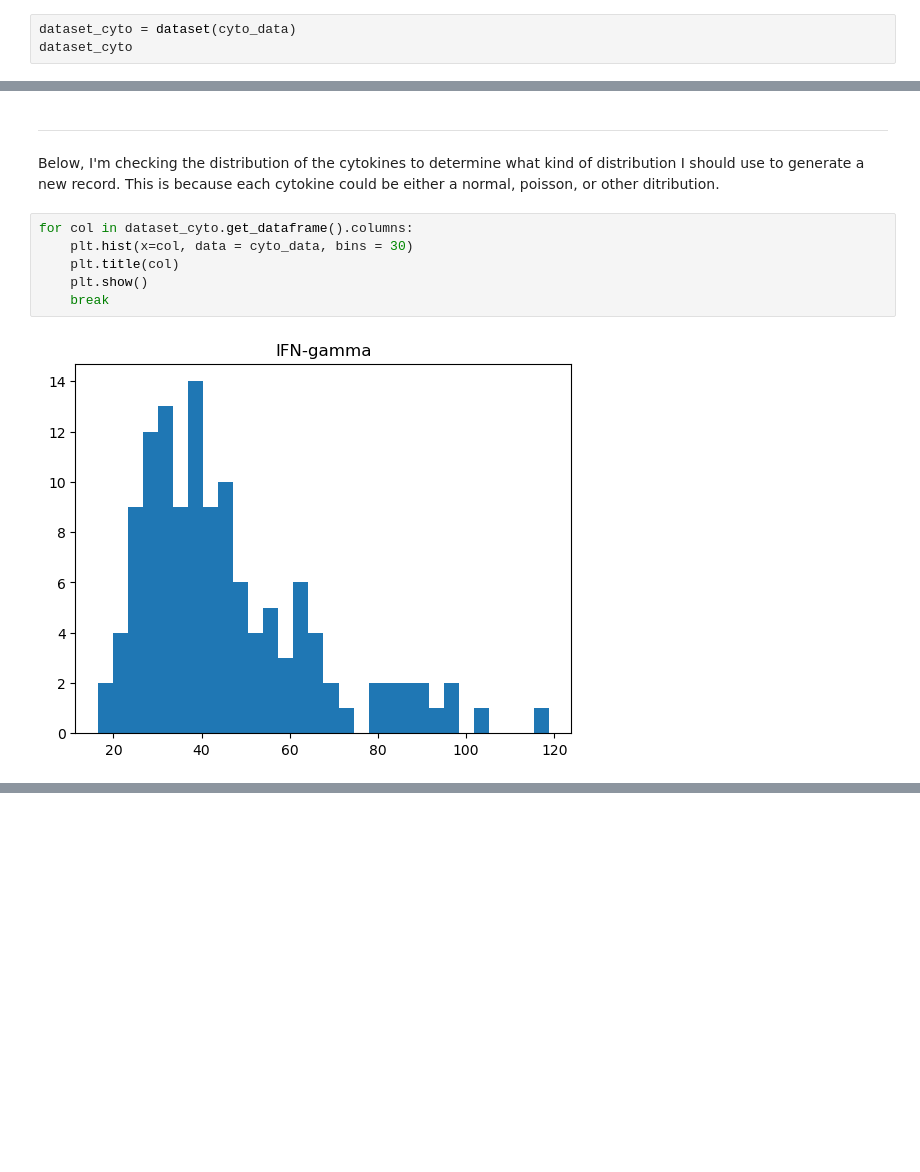
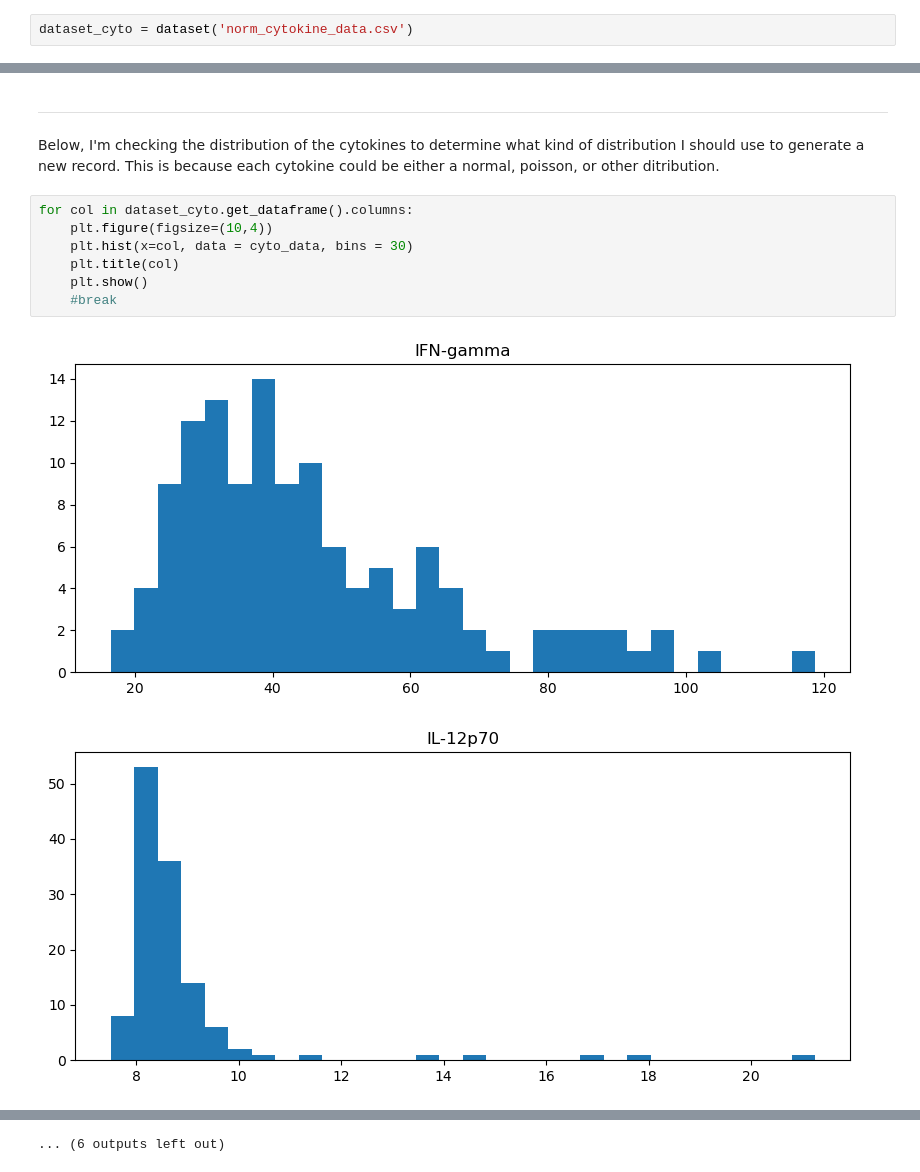
Before and after one commit to ppptrice/DATA440_Project, a Jupyter notebook: test_generate_data.ipynb, the cells around one changed output, grey strips where cells are left out. Drawn from its saved outputs; the diff is of its cells as text; blank space fills up the shorter version.

```diff
--- a/test_generate_data.ipynb
+++ b/test_generate_data.ipynb
@@ -96,3 +163,2 @@ class dataset:
 # %%
-dataset_cyto = dataset(cyto_data)
-dataset_cyto
+dataset_cyto = dataset('norm_cytokine_data.csv')
@@ -123,9 +246,11 @@ dataset_cyto.get_summary(cols = ['IFN-gamma', 'IL-2'])
 Below, I'm checking the distribution of the cytokines to determine what kind of distribution I should use to generate a new record. This is because each cytokine could be either a normal, poisson, or other ditribution.
 # %%
 for col in dataset_cyto.get_dataframe().columns:
+    plt.figure(figsize=(10,4))
     plt.hist(x=col, data = cyto_data, bins = 30)
     plt.title(col)
     plt.show()
-    break
+    #break
 # %% [output]
-[figure, old version]
+[figure, new version]
+[figure, added]
@@ -132 +267,2 @@ for col in dataset_cyto.get_dataframe().columns:
+... (6 outputs left out)
 # %%
```
Also changed, not shown: parts of 19 cells of this notebook, 6 other files.
